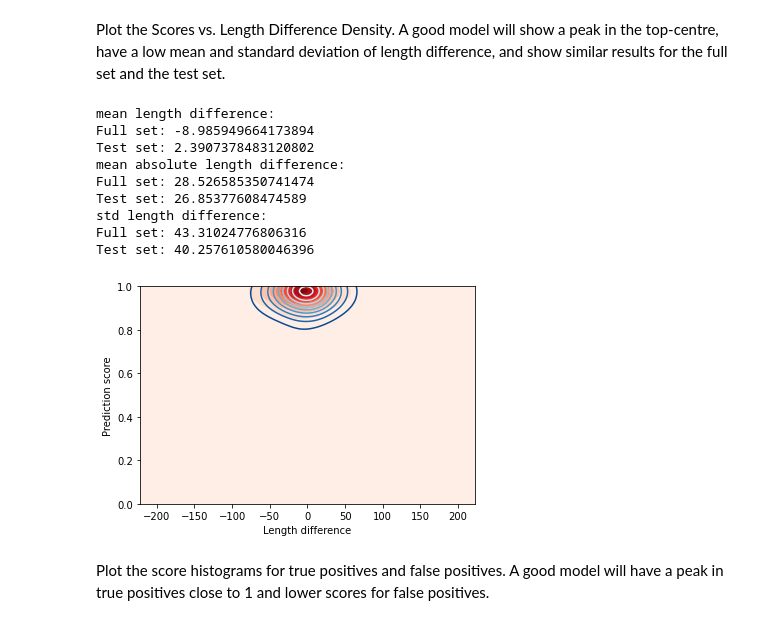
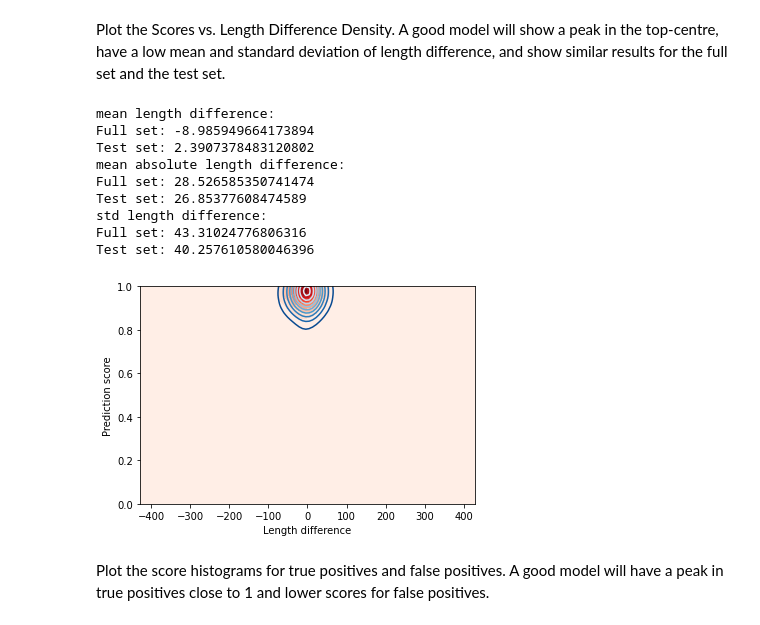
Before and after one commit to J-Wall/camfi, a Jupyter notebook: examples/annotation_evaluation.ipynb, the cells around one changed output. Cells and saved outputs as stored; diff of their text form; code cells hidden in the pictures.

```diff
--- a/examples/annotation_evaluation.ipynb
+++ b/examples/annotation_evaluation.ipynb
@@ -163,7 +167,7 @@ l_diffs, l_diff_scores = zip(*validation["length_differences"])
 l_diffs = np.array(l_diffs)
 l_diff_scores = np.array(l_diff_scores)
 
-max_l_diff = max(l_diffs_all.max(), l_diffs.max())
+max_l_diff = max(np.abs(l_diffs_all).max(), np.abs(l_diffs).max())
 
 l_diff_X, l_diff_Y = np.mgrid[-max_l_diff:max_l_diff:100j, 0.:1.:100j]
 l_diff_positions = np.vstack([l_diff_X.ravel(), l_diff_Y.ravel()])
@@ -186,34 +190,34 @@ l_diff_values = np.reshape(l_diff_kernel(l_diff_positions).T, l_diff_X.shape)
 
 p = ax.contour(
     l_diff_X,
     l_diff_Y,
     l_diff_values,
     levels=10,
     cmap="Blues_r",
 )
 
 print("mean length difference:")
 print(f"Full set: {np.mean(l_diffs_all)}")
 print(f"Test set: {np.mean(l_diffs)}")
 
 print("mean absolute length difference:")
 print(f"Full set: {np.mean(np.abs(l_diffs_all))}")
 print(f"Test set: {np.mean(np.abs(l_diffs))}")
 
 print("std length difference:")
 print(f"Full set: {np.std(l_diffs_all)}")
 print(f"Test set: {np.std(l_diffs)}")
 # %% [output]
 mean length difference:
 Full set: -8.985949664173894
 Test set: 2.3907378483120802
 mean absolute length difference:
 Full set: 28.526585350741474
 Test set: 26.85377608474589
 std length difference:
 Full set: 43.31024776806316
 Test set: 40.257610580046396
-[figure, old version]
+[figure, new version]
 # %% [markdown]
 Plot the score histograms for true positives and false positives. A good model will have a peak in true positives close to 1 and lower scores for false positives.
 # %%
```
Also changed, not shown: parts of 2 cells of this notebook, 1 other file.
